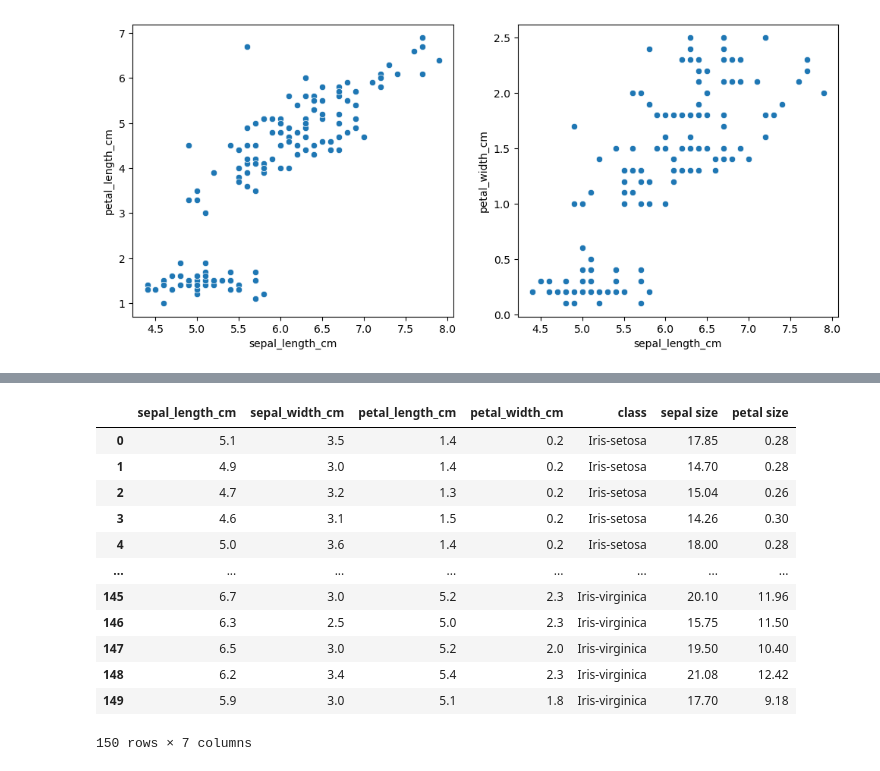
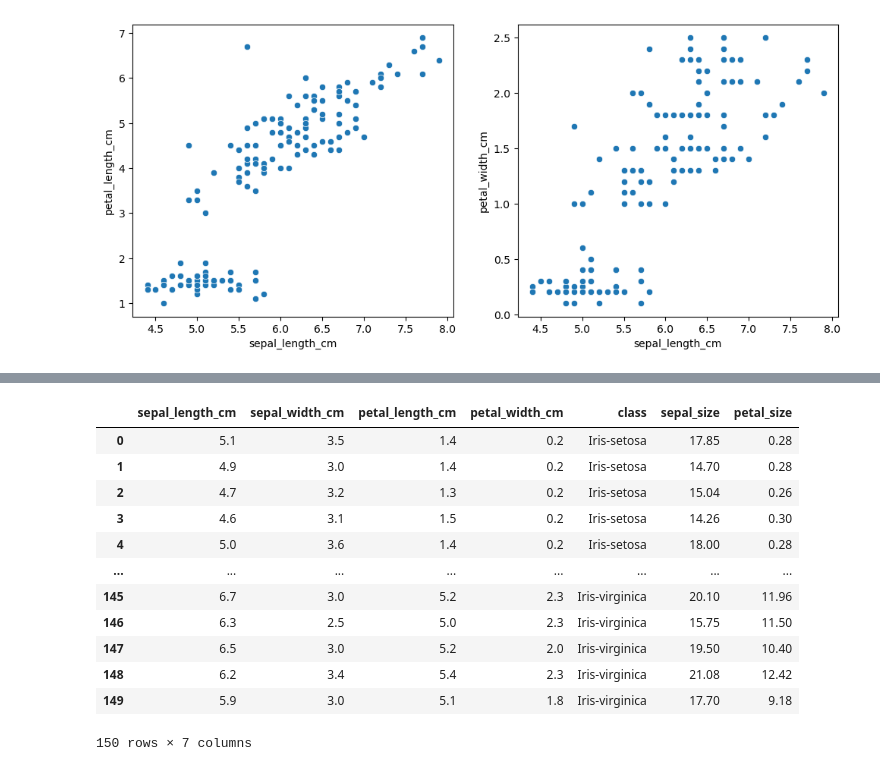
Before and after one commit to elvestevez/dataptmad0522_labs, a Jupyter notebook: module-3/data-cleaning-challenge/data-cleaning-csv.ipynb, the cells around one changed output, grey strips where cells are left out. Saved outputs shown, nothing was run; the diff lists cells and outputs as text; code cells hidden in the pictures.

```diff
--- a/module-3/data-cleaning-challenge/data-cleaning-csv.ipynb
+++ b/module-3/data-cleaning-challenge/data-cleaning-csv.ipynb
@@ -135,7 +126,0 @@ df_iris.loc[df_iris['petal_width_cm'].isnull()]
-# %%
-df_iris.iloc[[7], [3]] = 0.3
-df_iris.iloc[[8], [3]] = 0.2
-df_iris.iloc[[9], [3]] = 0.1
-df_iris.iloc[[10], [3]] = 0.3
-df_iris.iloc[[11], [3]] = 0.2
-df_iris.isnull().sum()
@@ -149,3 +136,8 @@ dtype: int64
+# %%
+imputer = SimpleImputer(strategy='mean', missing_values=np.nan)
+# mean records of Iris-setosa because only there are nulls in this class
+imputer = imputer.fit(df_iris.loc[df_iris['class'] == 'Iris-setosa'][['petal_width_cm']])
+df_iris['petal_width_cm'] = imputer.transform(df_iris[['petal_width_cm']])
 # %%
 df_iris.iloc[[7, 8, 9, 10, 11]]
 # %% [output]
@@ -345,11 +385,11 @@ plt.show()
 # %%
 # new features size
 df_iris_size = df_iris.copy()
-df_iris_size['sepal size'] = df_iris_size.apply(lambda x: x['sepal_length_cm'] * x['sepal_width_cm'], axis=1)
-df_iris_size['petal size'] = df_iris_size.apply(lambda x: x['petal_length_cm'] * x['petal_width_cm'], axis=1)
+df_iris_size['sepal_size'] = df_iris_size.apply(lambda x: x['sepal_length_cm'] * x['sepal_width_cm'], axis=1)
+df_iris_size['petal_size'] = df_iris_size.apply(lambda x: x['petal_length_cm'] * x['petal_width_cm'], axis=1)
 df_iris_size
 # %% [output]
-|  | sepal_length_cm | sepal_width_cm | petal_length_cm | petal_width_cm | class | sepal size | petal size |
+|  | sepal_length_cm | sepal_width_cm | petal_length_cm | petal_width_cm | class | sepal_size | petal_size |
 | 0 | 5.1 | 3.5 | 1.4 | 0.2 | Iris-setosa | 17.85 | 0.28 |
 | 1 | 4.9 | 3.0 | 1.4 | 0.2 | Iris-setosa | 14.70 | 0.28 |
 | 2 | 4.7 | 3.2 | 1.3 | 0.2 | Iris-setosa | 15.04 | 0.26 |
```
Also changed, not shown: parts of 25 cells of this notebook, 2 other files.
